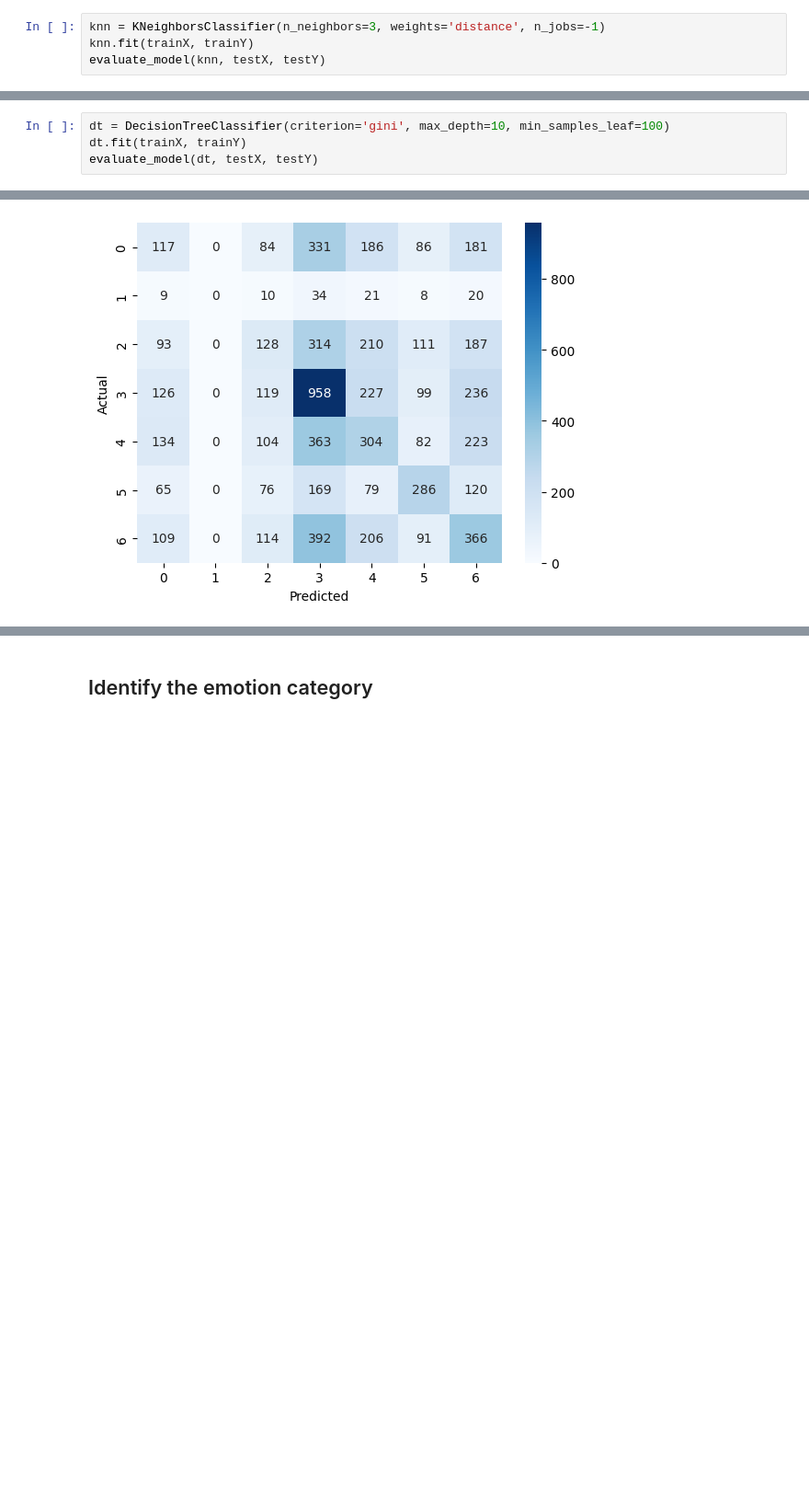
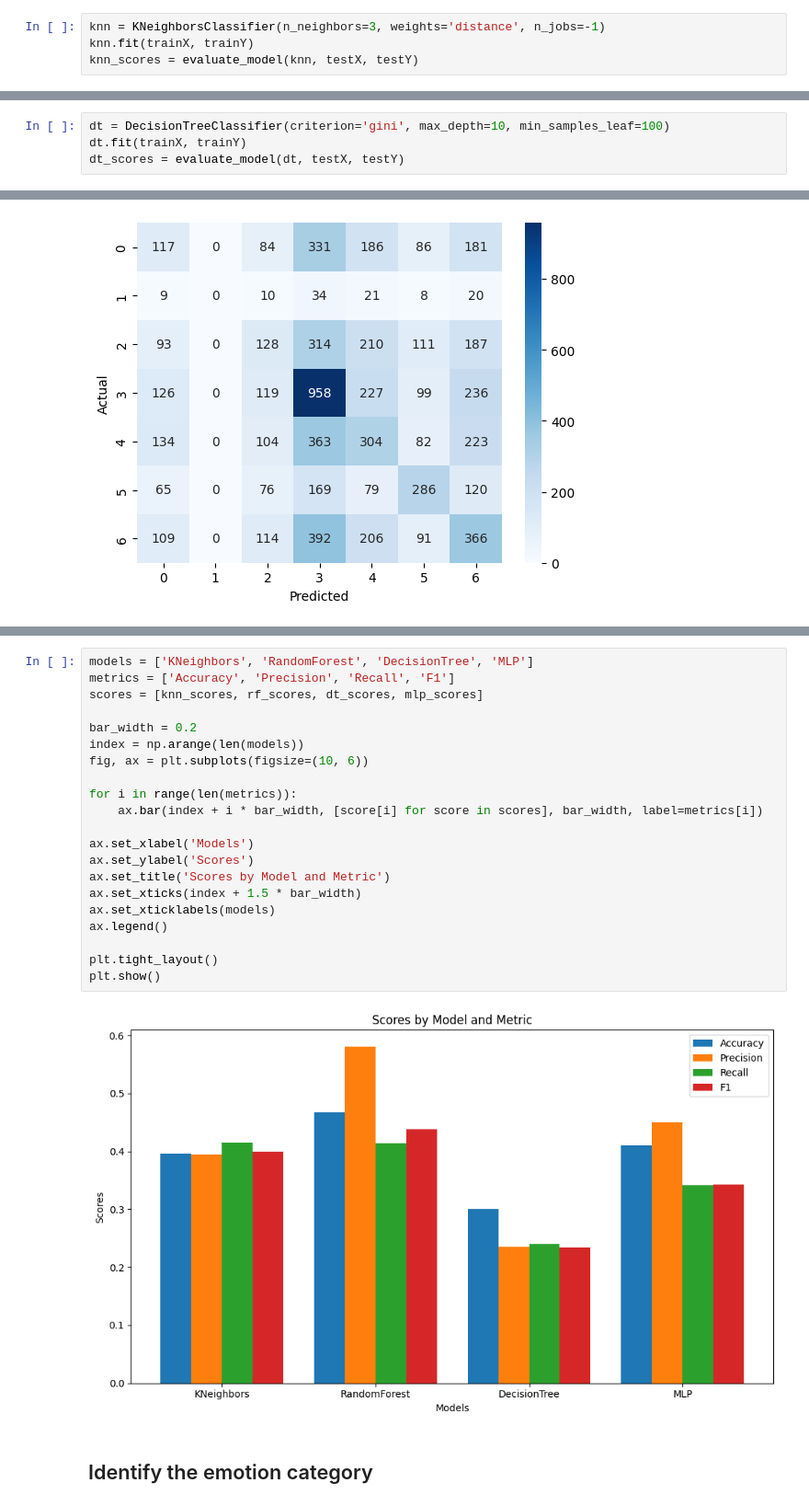
Before and after one commit to xaikyou/Fundamental-ML, a Jupyter notebook: notebooks/EDA.ipynb, the cells around one changed output, grey strips where cells are left out. Shown at 92% size. Cells and saved outputs as stored; diff of their text form; blank space fills up the shorter version.

```diff
--- a/notebooks/EDA.ipynb
+++ b/notebooks/EDA.ipynb
@@ -580,7 +582,7 @@ def evaluate_model(model, testX, testY):
 # %%
 knn = KNeighborsClassifier(n_neighbors=3, weights='distance', n_jobs=-1)
 knn.fit(trainX, trainY)
-evaluate_model(knn, testX, testY)
+knn_scores = evaluate_model(knn, testX, testY)
 # %% [output]
 Accuracy: 0.39537475619949847
 Precision: 0.39457679142035246
@@ -626,7 +628,7 @@ Confusion Matrix:
 # %%
 dt = DecisionTreeClassifier(criterion='gini', max_depth=10, min_samples_leaf=100)
 dt.fit(trainX, trainY)
-evaluate_model(dt, testX, testY)
+dt_scores = evaluate_model(dt, testX, testY)
 # %% [output]
 Accuracy: 0.3007801616049039
 Precision: 0.23582548801856046
@@ -675,3 +677,26 @@ Confusion Matrix:
+# %%
+models = ['KNeighbors', 'RandomForest', 'DecisionTree', 'MLP']
+metrics = ['Accuracy', 'Precision', 'Recall', 'F1']
+scores = [knn_scores, rf_scores, dt_scores, mlp_scores]
+
+bar_width = 0.2
+index = np.arange(len(models))
+fig, ax = plt.subplots(figsize=(10, 6))
+
+for i in range(len(metrics)):
+    ax.bar(index + i * bar_width, [score[i] for score in scores], bar_width, label=metrics[i])
+
+ax.set_xlabel('Models')
+ax.set_ylabel('Scores')
+ax.set_title('Scores by Model and Metric')
+ax.set_xticks(index + 1.5 * bar_width)
+ax.set_xticklabels(models)
+ax.legend()
+
+plt.tight_layout()
+plt.show()
+# %% [output]
+[figure, added]
 # %% [markdown]
 ## Identify the emotion category
 # %%
```
Also changed, not shown: parts of 6 cells of this notebook, 1 other file.
